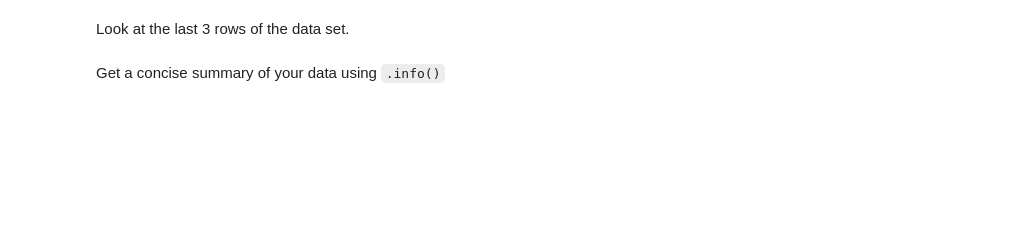
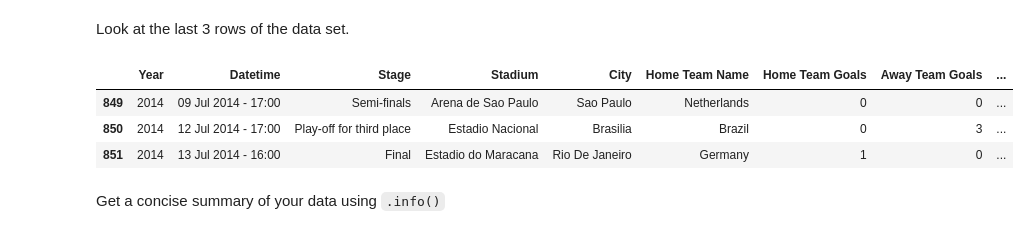
Before and after one commit to learn-co-curriculum/dsc-accessing-data-with-pandas-lab, a Jupyter notebook: index.ipynb, the cells around one changed output. Saved outputs shown, nothing was run; the diff lists cells and outputs as text; code cells hidden in the pictures; blank space fills up the shorter version.

```diff
--- a/index.ipynb
+++ b/index.ipynb
@@ -23,4 +39,12 @@ Use the correct method to look at the first 7 rows of the data set.
 # %% [markdown]
 Look at the last 3 rows of the data set.
+# %%
+# __SOLUTION__
+df.tail(3)
+# %% [output]
+|  | Year | Datetime | Stage | Stadium | City | Home Team Name | Home Team Goals | Away Team Goals | ... |
+| 849 | 2014 | 09 Jul 2014 - 17:00 | Semi-finals | Arena de Sao Paulo | Sao Paulo | Netherlands | 0 | 0 | ... |
+| 850 | 2014 | 12 Jul 2014 - 17:00 | Play-off for third place | Estadio Nacional | Brasilia | Brazil | 0 | 3 | ... |
+| 851 | 2014 | 13 Jul 2014 - 16:00 | Final | Estadio do Maracana | Rio De Janeiro | Germany | 1 | 0 | ... |
 # %% [markdown]
 Get a concise summary of your data using `.info()`
```
Also changed, not shown: parts of 19 cells of this notebook, 1 other file.
